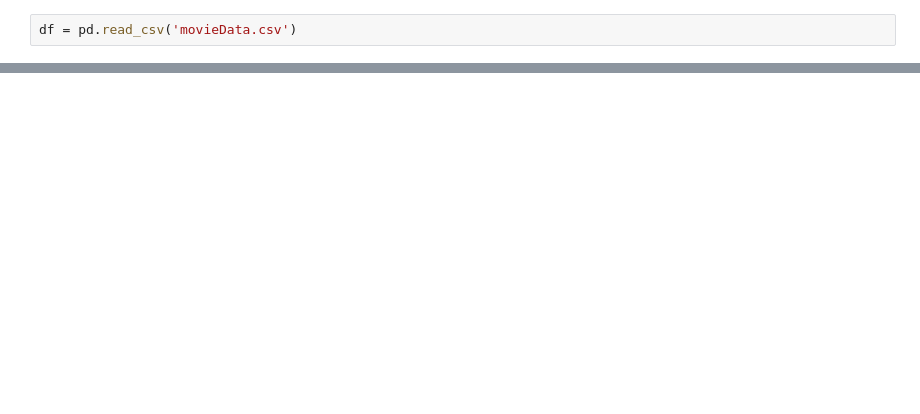
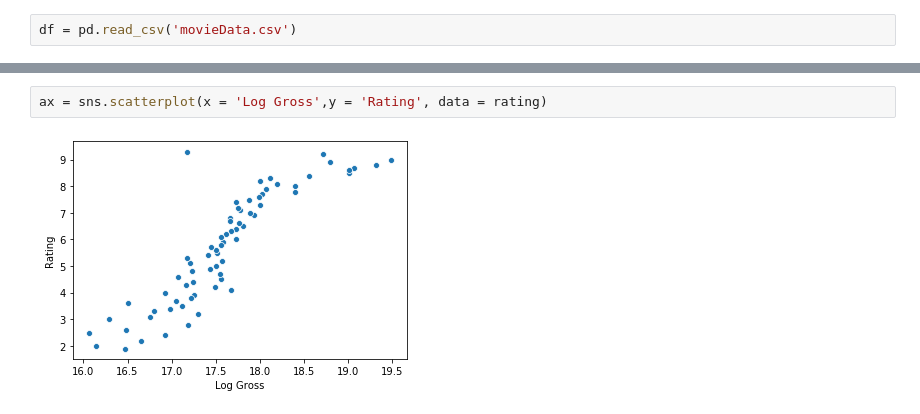
Before and after one commit to CaryMosley/Mod1Project, a Jupyter notebook: CaryDataClean.ipynb, the cells around one changed output, grey strips where cells are left out. Drawn from its saved outputs; the diff is of its cells as text; blank space fills up the shorter version.

```diff
--- a/CaryDataClean.ipynb
+++ b/CaryDataClean.ipynb
@@ -24,0 +81,4 @@ df.shape
+# %%
+ax = sns.scatterplot(x = 'Log Gross',y = 'Rating', data = rating)
+# %% [output]
+[figure, added]
```
Also changed, not shown: parts of 13 cells of this notebook, 1 other file.
